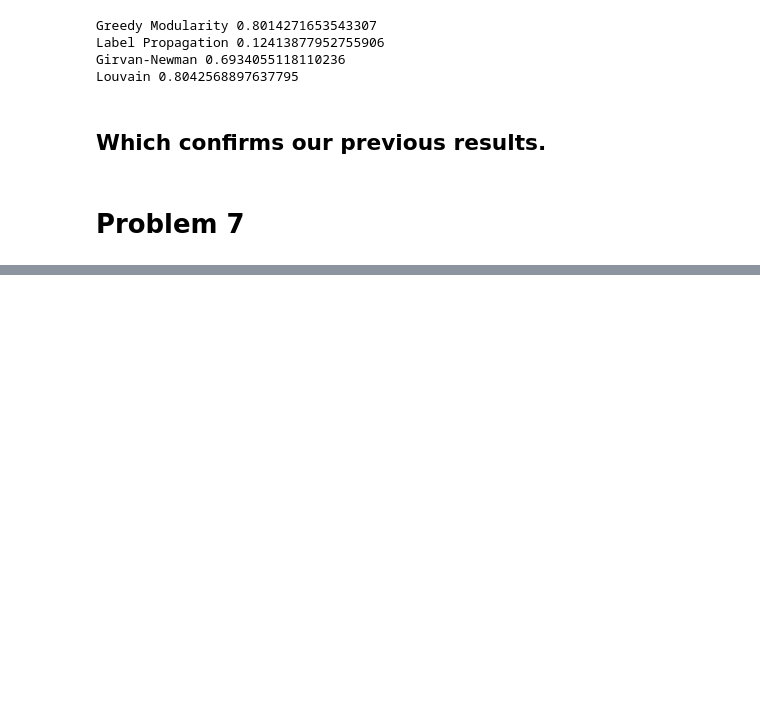
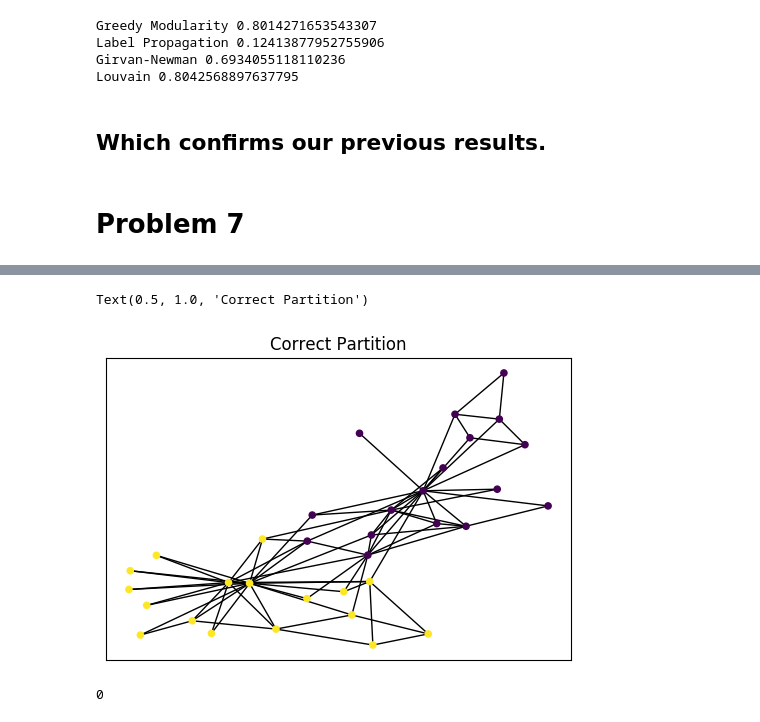
Before and after one commit to matheushjs/sandbox, a Jupyter notebook: complex_nets/lista2.ipynb, the cells around one changed output, grey strips where cells are left out. Saved outputs shown, nothing was run; the diff lists cells and outputs as text; code cells hidden in the pictures; blank space fills up the shorter version.

```diff
--- a/complex_nets/lista2.ipynb
+++ b/complex_nets/lista2.ipynb
@@ -918,0 +926,16 @@ Louvain 0.8042568897637795
+# %%
+clubs = [karateG.node[i]["club"] for i in karateG.nodes]
+correctCols  = [ list(np.unique(clubs)).index(i) for i in clubs ]
+
+plt.figure(dpi=100)
+nx.draw_networkx(karateG, with_labels=False, node_size=20, node_color=cols, pos=unifiedPos)
+plt.title("Correct Partition")
+# %% [output]
+Text(0.5, 1.0, 'Correct Partition')
+[figure, added]
+# %%
+import subprocess
+nx.write_edgelist(karateG, "karate.txt", data=False)
+subprocess.call("./network-cartography/netcarto_cl ./karate.txt 1111 10.0 1.0 0.98 5".split(" "), stdout=subprocess.DEVNULL, stderr=subprocess.DEVNULL)
+# %% [output]
+0
```
Also changed, not shown: parts of 12 cells of this notebook.
